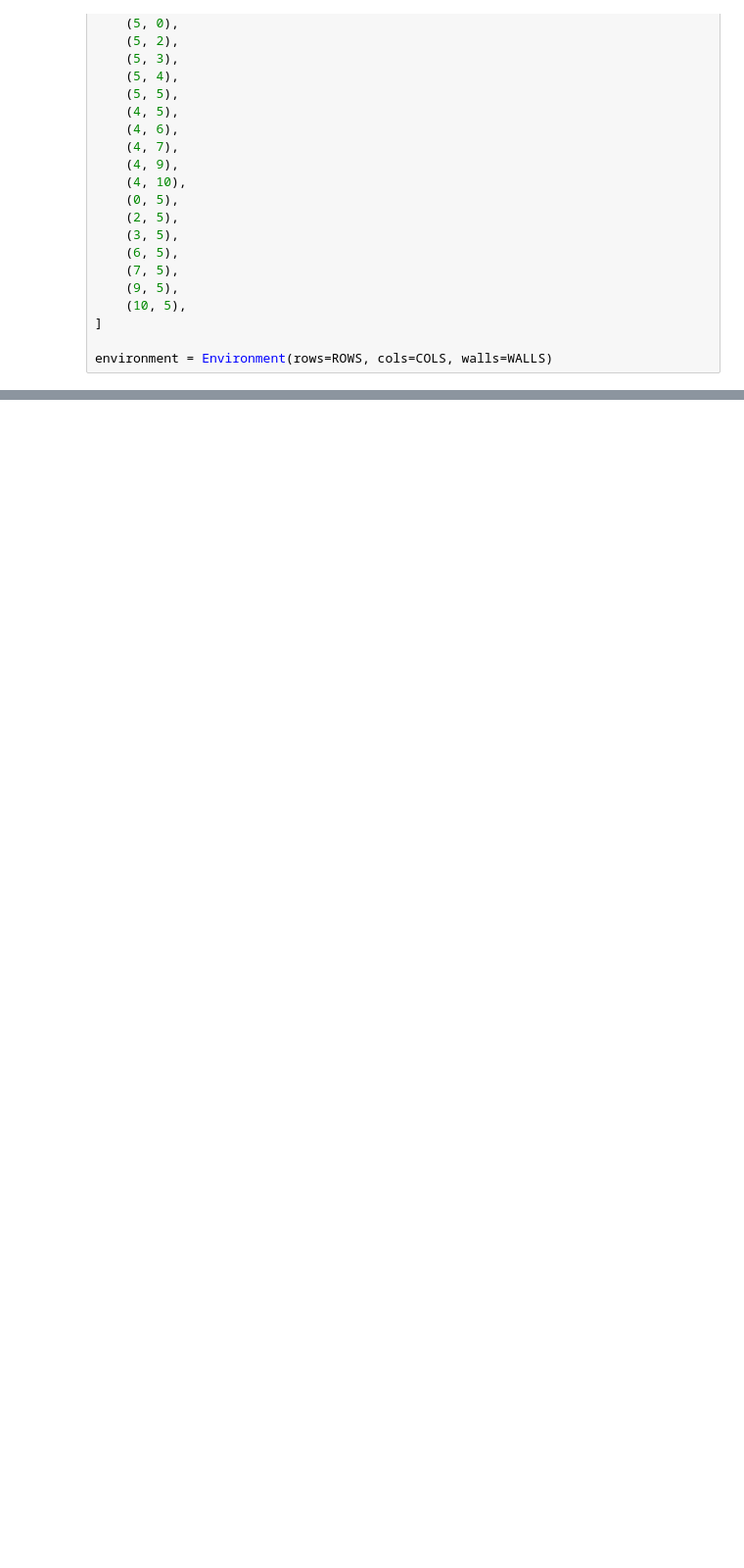
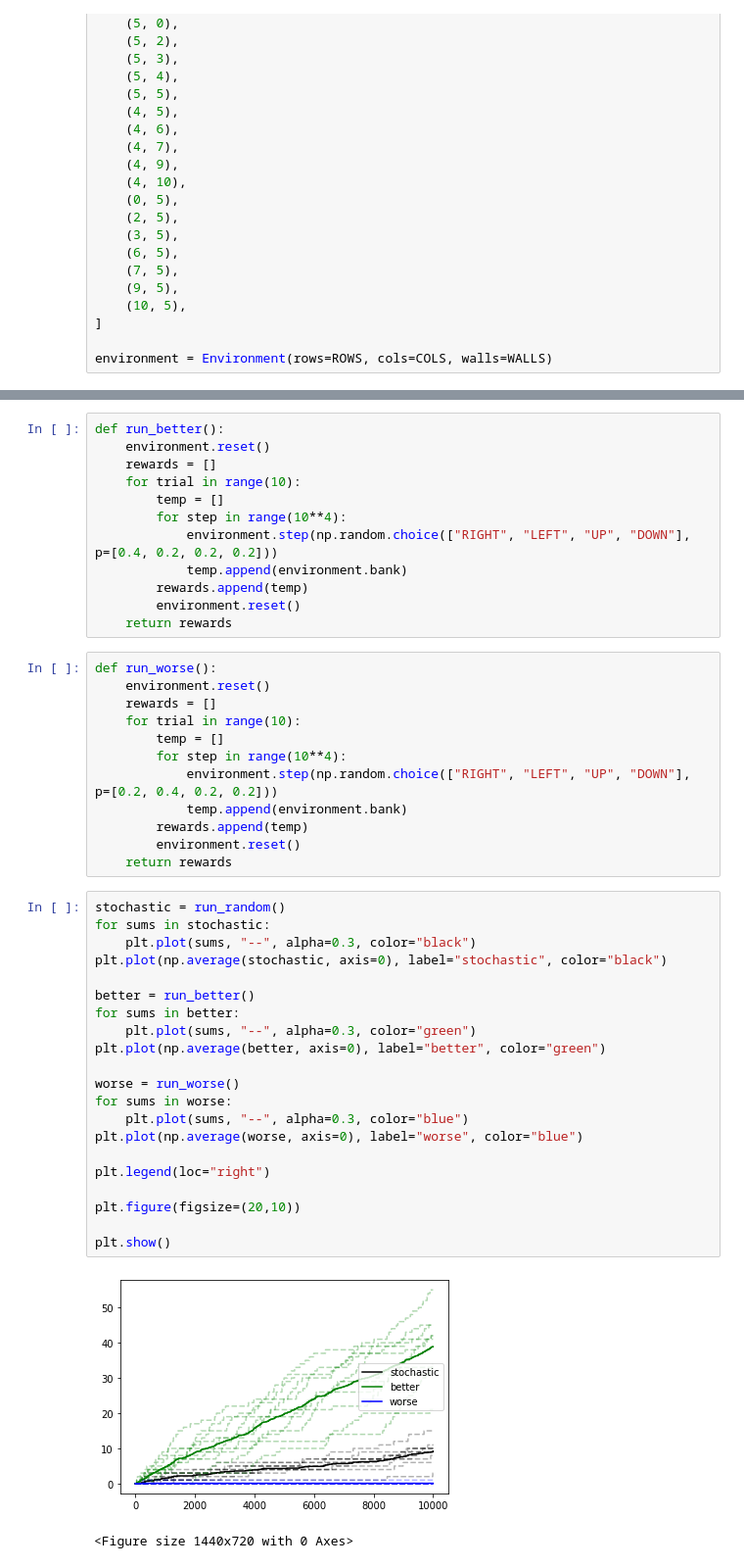
Before and after one commit to garrett-partenza-us/reinforcement-learning, a Jupyter notebook: ex0/work.ipynb, the cells around one changed output, grey strips where cells are left out. Shown: that part at 98% size. Drawn from its saved outputs; the diff is of its cells as text; blank space fills up the shorter version.

```diff
--- a/ex0/work.ipynb
+++ b/ex0/work.ipynb
@@ -110,0 +140,48 @@ environment = Environment(rows=ROWS, cols=COLS, walls=WALLS)
+# %%
+def run_better():
+    environment.reset()
+    rewards = []
+    for trial in range(10):
+        temp = []
+        for step in range(10**4):
+            environment.step(np.random.choice(["RIGHT", "LEFT", "UP", "DOWN"], p=[0.4, 0.2, 0.2, 0.2]))
+            temp.append(environment.bank)
+        rewards.append(temp)
+        environment.reset()
+    return rewards
+# %%
+def run_worse():
+    environment.reset()
+    rewards = []
+    for trial in range(10):
+        temp = []
+        for step in range(10**4):
+            environment.step(np.random.choice(["RIGHT", "LEFT", "UP", "DOWN"], p=[0.2, 0.4, 0.2, 0.2]))
+            temp.append(environment.bank)
+        rewards.append(temp)
+        environment.reset()
+    return rewards
+# %%
+stochastic = run_random()
+for sums in stochastic:
+    plt.plot(sums, "--", alpha=0.3, color="black")
+plt.plot(np.average(stochastic, axis=0), label="stochastic", color="black")
+
+better = run_better()
+for sums in better:
+    plt.plot(sums, "--", alpha=0.3, color="green")
+plt.plot(np.average(better, axis=0), label="better", color="green")
+
+worse = run_worse()
+for sums in worse:
+    plt.plot(sums, "--", alpha=0.3, color="blue")
+plt.plot(np.average(worse, axis=0), label="worse", color="blue")
+
+plt.legend(loc="right")
+
+plt.figure(figsize=(20,10))
+
+plt.show()
+# %% [output]
+[figure, added]
+<Figure size 1440x720 with 0 Axes>
```
Also changed, not shown: parts of 4 cells of this notebook.
